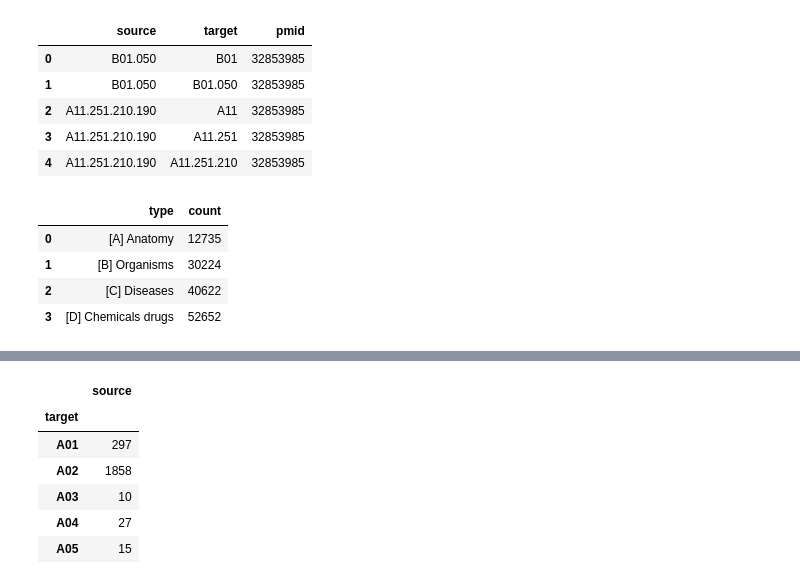
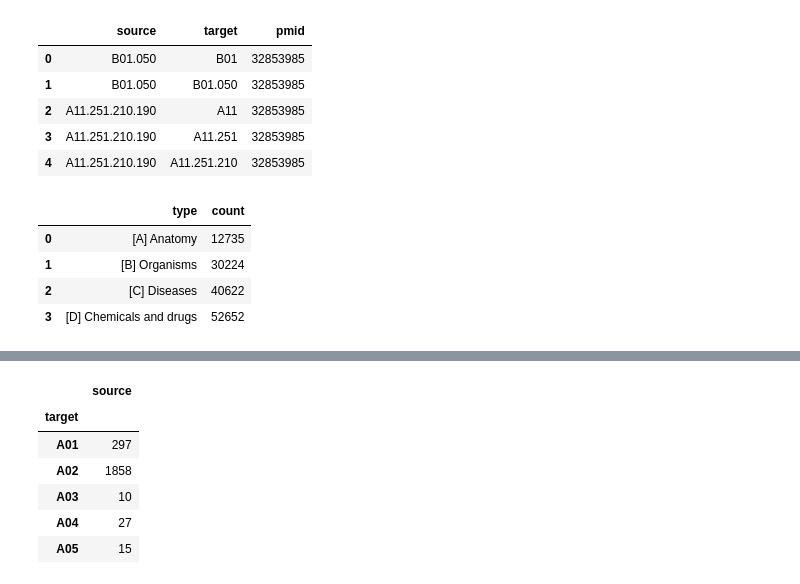
Before and after one commit to hannesbreit/pubmed-scrapper, a Jupyter notebook: descriptive-analysis.ipynb, the cells around one changed output, grey strips where cells are left out. Saved outputs shown, nothing was run; the diff lists cells and outputs as text; code cells hidden in the pictures.

```diff
--- a/descriptive-analysis.ipynb
+++ b/descriptive-analysis.ipynb
@@ -108,35 +108,35 @@ Chemicals_drugs_count = df['source'].str.startswith('D').sum()
 # # count all values in the column 'source' which start with 'H' and assign it to a variable called disciplines_occupations_count
 # Disciplines_occupations_count = df['source'].str.startswith('H').sum()
 # # count all values in the column 'source' which start with 'I' and assign it to a variable called anthropology_count
 # Anthropology_count = df['source'].str.startswith('I').sum()
 # # count all values in the column 'source' which start with 'J' and assign it to a variable called technology_industry_count
 # Technology_industry_count = df['source'].str.startswith('J').sum()
 # # count all values in the column 'source' which start with 'K' and assign it to a variable called humanities_count
 # Humanities_count = df['source'].str.startswith('K').sum()
 # # count all values in the column 'source' which start with 'L' and assign it to a variable called information_science_count
 # Information_science_count = df['source'].str.startswith('L').sum()
 # # count all values in the column 'source' which start with 'M' and assign it to a variable called named_groups_count
 # Named_groups_count = df['source'].str.startswith('M').sum()
 # # count all values in the column 'source' which start with 'N' and assign it to a variable called health_care_count
 # Health_care_count = df['source'].str.startswith('N').sum()
 # # count all values in the column 'source' which start with 'V' and assign it to a variable called publication_characteristics_count
 # Publication_characteristics_count = df['source'].str.startswith('V').sum()
 # # count all values in the column 'source' which start with 'Z' and assign it to a variable called geographicals_count
 # Geographicals_count = df['source'].str.startswith('Z').sum()
 
 
 # create a datafram df2 with 2 columns describing the count of nodes and the type of node
-df2 = pd.DataFrame({'type': ['[A] Anatomy', '[B] Organisms', '[C] Diseases', '[D] Chemicals drugs'], 'count': [
+df2 = pd.DataFrame({'type': ['[A] Anatomy', '[B] Organisms', '[C] Diseases', '[D] Chemicals and drugs'], 'count': [
                    Anatomy_count, Organisms_count, Diseases_count, Chemicals_drugs_count]})
 
 # print first 5 rows of df2
 df2.head()
 # %% [output]
 |  | type | count |
 | 0 | [A] Anatomy | 12735 |
 | 1 | [B] Organisms | 30224 |
 | 2 | [C] Diseases | 40622 |
-| 3 | [D] Chemicals drugs | 52652 |
+| 3 | [D] Chemicals and drugs | 52652 |
 # %%
 # print barplot of the dataframe df2 with the type of node on the x-axis and the count of nodes on the y-axis
 ax = df2.plot.bar(y='count', x='type', rot=90, fontsize=14, legend=False)
```
Also changed, not shown: parts of 3 cells of this notebook, 1 other file.
